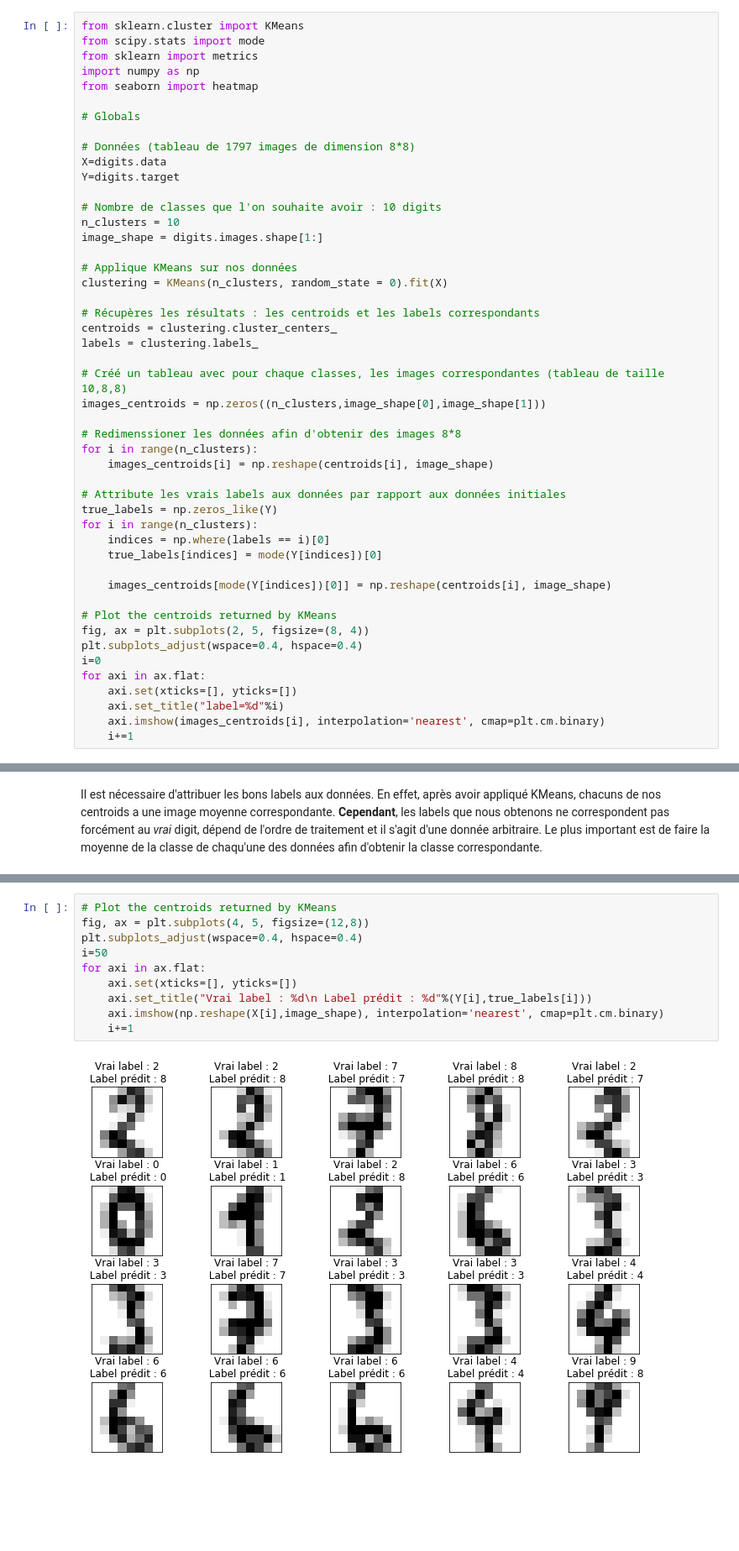
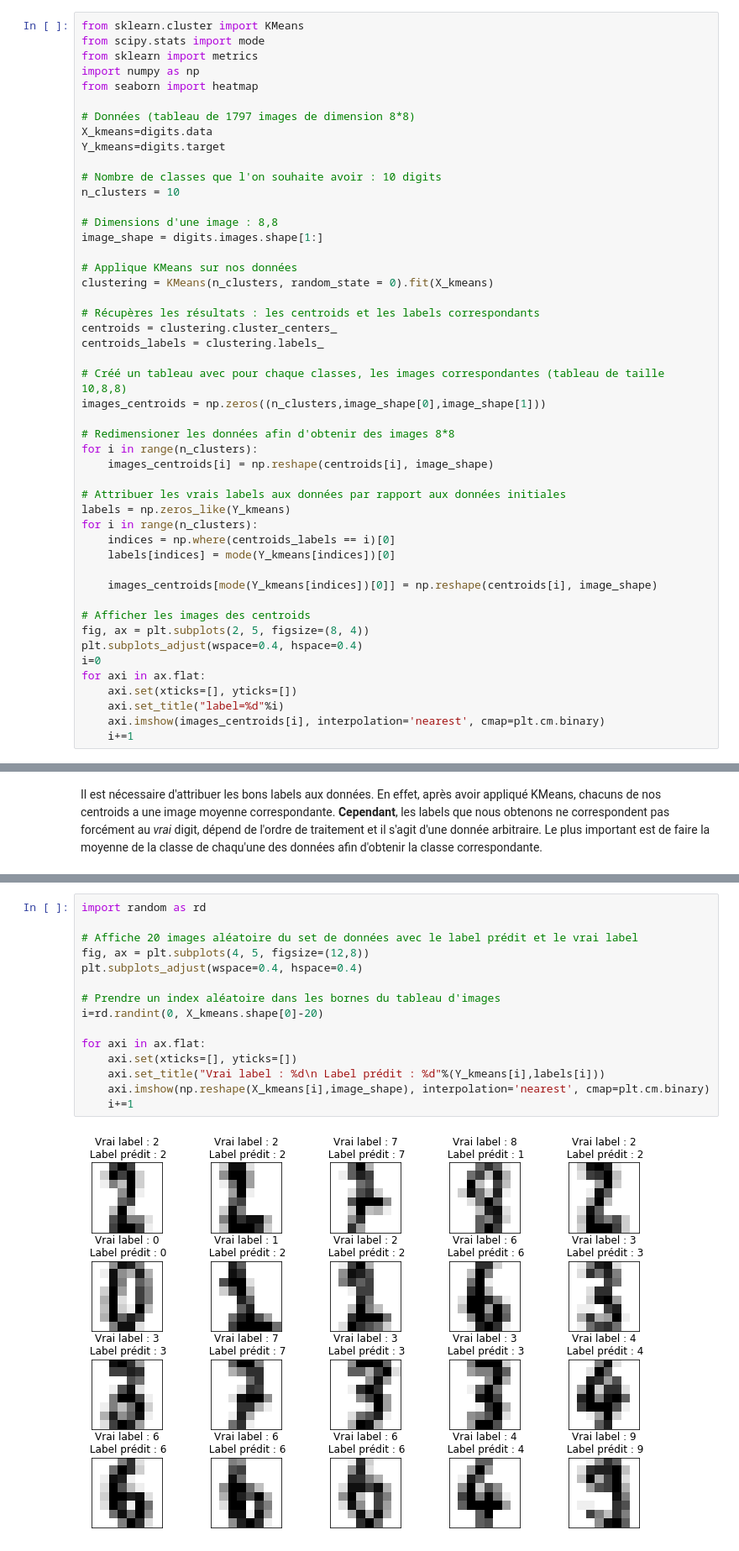
Before and after one commit to JohanChataigne/handwritten_digits_recognition, a Jupyter notebook: Assignment1.ipynb, the cells around one changed output, grey strips where cells are left out. Shown: that part at 84% size. Drawn from its saved outputs; the diff is of its cells as text; blank space fills up the shorter version.

Commit message:
Comments done on KMEANS

```diff
--- a/Assignment1.ipynb
+++ b/Assignment1.ipynb
@@ -48,39 +35,39 @@ from sklearn import metrics
 import numpy as np
 from seaborn import heatmap
 
-# Globals
-
 # Données (tableau de 1797 images de dimension 8*8)
-X=digits.data
-Y=digits.target
+X_kmeans=digits.data
+Y_kmeans=digits.target
 
 # Nombre de classes que l'on souhaite avoir : 10 digits
 n_clusters = 10
+
+# Dimensions d'une image : 8,8
 image_shape = digits.images.shape[1:]
 
 # Applique KMeans sur nos données
-clustering = KMeans(n_clusters, random_state = 0).fit(X)
+clustering = KMeans(n_clusters, random_state = 0).fit(X_kmeans)
 
 # Récupères les résultats : les centroids et les labels correspondants
 centroids = clustering.cluster_centers_
-labels = clustering.labels_
+centroids_labels = clustering.labels_
 
 # Créé un tableau avec pour chaque classes, les images correspondantes (tableau de taille 10,8,8)
 images_centroids = np.zeros((n_clusters,image_shape[0],image_shape[1]))
 
-# Redimenssioner les données afin d'obtenir des images 8*8
+# Redimensioner les données afin d'obtenir des images 8*8
 for i in range(n_clusters):
     images_centroids[i] = np.reshape(centroids[i], image_shape)
 
-# Attribute les vrais labels aux données par rapport aux données initiales
-true_labels = np.zeros_like(Y)
+# Attribuer les vrais labels aux données par rapport aux données initiales
+labels = np.zeros_like(Y_kmeans)
 for i in range(n_clusters):
-    indices = np.where(labels == i)[0]
-    true_labels[indices] = mode(Y[indices])[0]
+    indices = np.where(centroids_labels == i)[0]
+    labels[indices] = mode(Y_kmeans[indices])[0]
 
-    images_centroids[mode(Y[indices])[0]] = np.reshape(centroids[i], image_shape)
+    images_centroids[mode(Y_kmeans[indices])[0]] = np.reshape(centroids[i], image_shape)
 
-# Plot the centroids returned by KMeans
+# Afficher les images des centroids
 fig, ax = plt.subplots(2, 5, figsize=(8, 4))
 plt.subplots_adjust(wspace=0.4, hspace=0.4)
 i=0
@@ -126,12 +119,17 @@ weighted avg       0.81      0.80      0.79      1797
 # %%
-# Plot the centroids returned by KMeans
+import random as rd
+
+# Affiche 20 images aléatoire du set de données avec le label prédit et le vrai label
 fig, ax = plt.subplots(4, 5, figsize=(12,8))
 plt.subplots_adjust(wspace=0.4, hspace=0.4)
-i=50
+
+# Prendre un index aléatoire dans les bornes du tableau d'images
+i=rd.randint(0, X_kmeans.shape[0]-20)
+
 for axi in ax.flat:
     axi.set(xticks=[], yticks=[])
-    axi.set_title("Vrai label : %d\n Label prédit : %d"%(Y[i],true_labels[i]))
-    axi.imshow(np.reshape(X[i],image_shape), interpolation='nearest', cmap=plt.cm.binary)
+    axi.set_title("Vrai label : %d\n Label prédit : %d"%(Y_kmeans[i],labels[i]))
+    axi.imshow(np.reshape(X_kmeans[i],image_shape), interpolation='nearest', cmap=plt.cm.binary)
     i+=1
 # %% [output]
-[figure, old version]
+[figure, new version]
```
Also changed, not shown: parts of 6 cells of this notebook.
